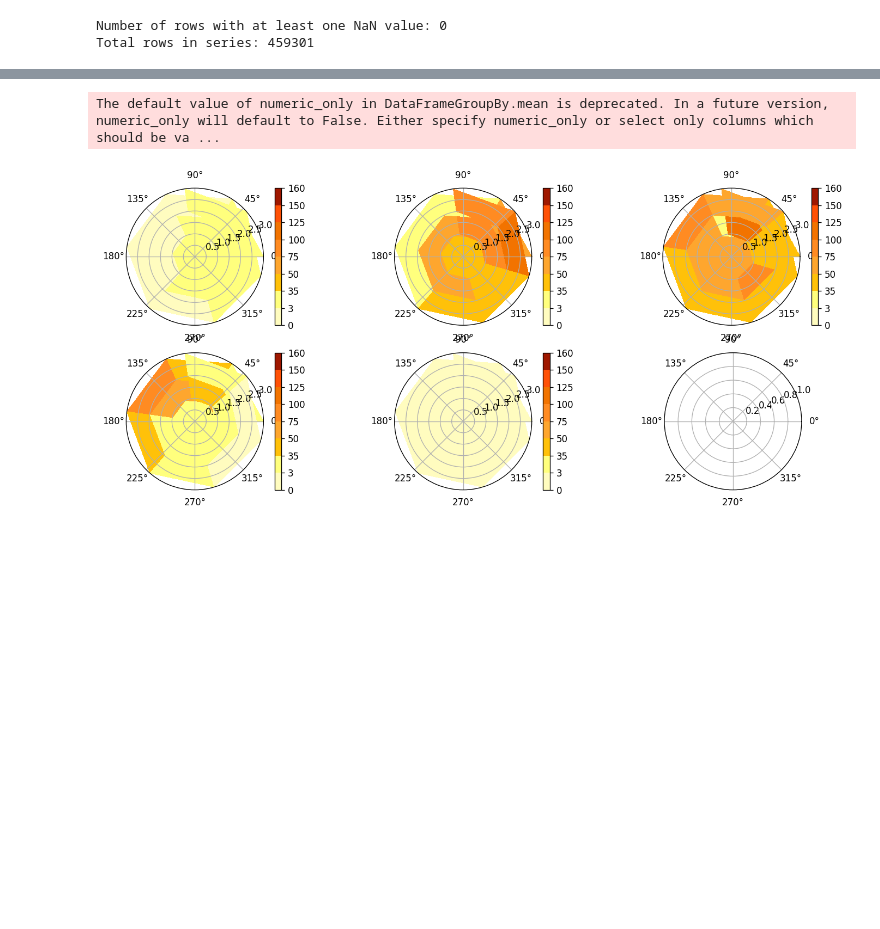
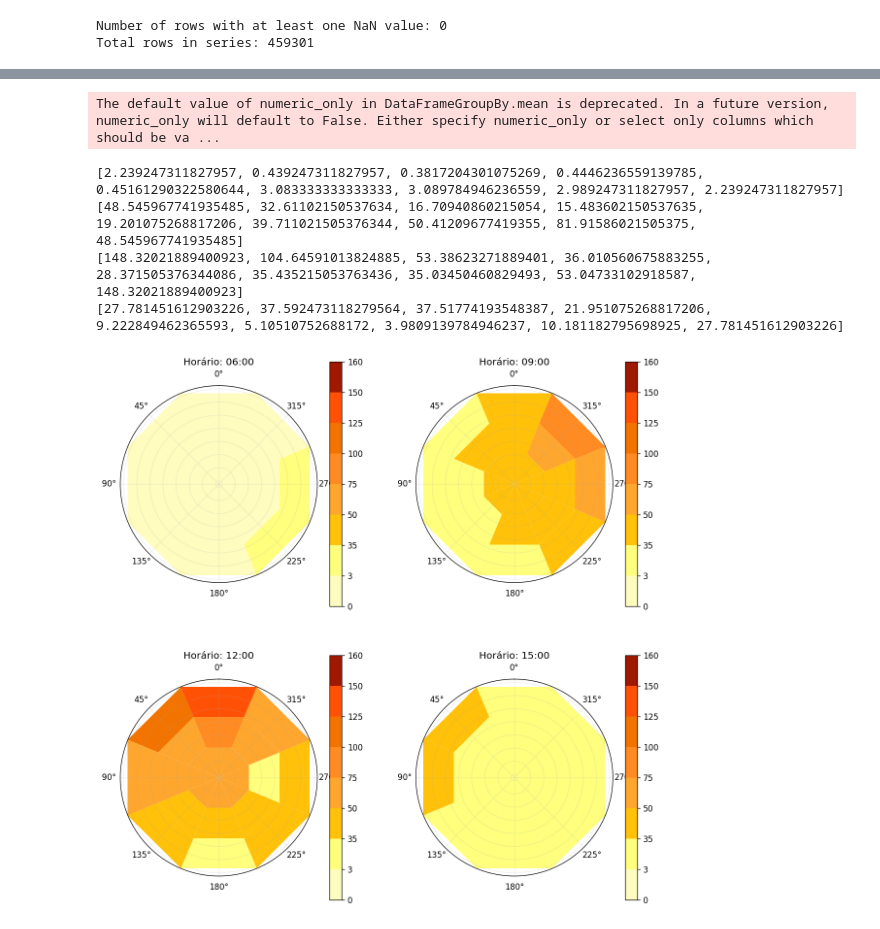
Before and after one commit to igordantasgf/analise_dados_microambientais, a Jupyter notebook: fly_eye_visualize.ipynb, the cells around one changed output, grey strips where cells are left out. Drawn from its saved outputs; the diff is of its cells as text; code cells hidden in the pictures; blank space fills up the shorter version.

```diff
--- a/fly_eye_visualize.ipynb
+++ b/fly_eye_visualize.ipynb
@@ -86,8 +86,8 @@ def gerar_ranged(tabela, date1, date2=None):
 #@markdown #### </p> **gerar_horarios_dia(tabela, date1, date2)**
 #@markdown ##### Retorna dados separados em 8 dataframes para os horário:
 #@markdown
-#@markdown  | 06:00 | 09:00 | 12:00 | 15:00 | 18:00 |
-#@markdown  |-------|-------|-------|-------|-------|
+#@markdown  | 06:00 | 09:00 | 12:00 | 15:00 |
+#@markdown  |-------|-------|-------|-------|
 #@markdown
 #@markdown com a média de valores para a faixa de tempo determinada
 #@markdown - tabela = base de dados original (normalmente, "labmim_backup")
@@ -107,7 +107,7 @@ def gerar_horarios_dia(tabela, date1, date2=None):
   tabela = tabela.groupby('horas').agg('mean')
 
   valores = []
-  for i in ['06','09','12','15','18']:
+  for i in ['06','09','12','15']:
     tabela_i = tabela.loc[i]
     valores.append(pd.concat([pd.Series([tabela_i[16]]*8, ["CelSol_17_1Avg","CelSol_17_2Avg","CelSol_17_3Avg","CelSol_17_4Avg","CelSol_17_5Avg","CelSol_17_6Avg","CelSol_17_7Avg","CelSol_17_8Avg"]),tabela_i[8:16],tabela_i[0:8]]))
 
@@ -168,6 +168,7 @@ orig_map=plt.cm.get_cmap('hot')
 fig, ax = plt.subplots(figsize=(5,5),dpi=120,subplot_kw=dict(projection='polar'))
 ax.set_yticklabels([])
 ctf = ax.contourf(a, b, c, cmap=orig_map.reversed(), antialiased=True)
+ax.set_theta_offset(np.pi/2)
 plt.colorbar(ctf)
 
 fig, ax1 = plt.subplots(figsize=(5,5),dpi=120)
@@ -182,27 +183,35 @@ The get_cmap function was deprecated in Matplotlib 3.7 and will be removed two m
 # %%
 import matplotlib
 from matplotlib.colors import LinearSegmentedColormap
 import plotly.express as px
 
-dados_horarios = gerar_horarios_dia(labmim_backup, '2022-09-04', '2022-09-05')
-fig, axs = plt.subplots(2,3,figsize=(15,6),dpi=120, subplot_kw=dict(projection='polar'))
-#orig_map=plt.cm.get_cmap('hot')
+dados_horarios = gerar_horarios_dia(labmim_backup, '2022-07-10', '2022-09-10')
+fig, axs = plt.subplots(2,2,figsize=(12,12),dpi=120, subplot_kw=dict(projection='polar'))
+
 bounds = [0,3,35,50,75,100,125,150,160]
 colors = ['#fffcbf','#ffff7d','#ffc109','#fea62e','#ff8b22','#f27300','#ff5106','#dd2d00','#9f1800']
 cmap = matplotlib.colors.ListedColormap(colors)
 norm = matplotlib.colors.BoundaryNorm(bounds, len(colors))
 
-
-a = np.linspace(0,2*np.pi,8) # Sepação das partes em radianos
+#a = np.linspace(np.pi/2,2*np.pi+np.pi/2,8) # Sepação das partes em radianos
+a = np.linspace(0, 2*np.pi, 9)
 b = np.linspace(0,1,3) # Camadas por distancia ao centro
 
-for ax,x in zip(axs.flat,dados_horarios):
-  ctf = ax.pcolor([x[0:8], x[8:16], x[16:24]], cmap=cmap, norm=norm)
+for ax,x,hora in zip(axs.flat,dados_horarios,['06:00','09:00','12:00','15:00']):
+  ctf = ax.pcolormesh(a, b, [list(x[0:8]) + list(x[0:1]), list(x[8:16]) + list(x[8:9]), list(x[16:24]) + list(x[16:17])], cmap=cmap, norm=norm, antialiased=True)
+  ax.set_title('Horário: {}'.format(hora))
+  print(list(x[16:24]) + list(x[16:17]))
+  ax.set_theta_offset(np.pi/2)
+  ax.set_yticklabels([])
+  ax.grid(alpha=0.2)
   plt.colorbar(ctf)
 
-
 plt.show()
 # %% [output]
 The default value of numeric_only in DataFrameGroupBy.mean is deprecated. In a future version, numeric_only will default to False. Either specify numeric_only or select only columns which should be va ...
+[2.239247311827957, 0.439247311827957, 0.3817204301075269, 0.4446236559139785, 0.45161290322580644, 3.083333333333333, 3.089784946236559, 2.989247311827957, 2.239247311827957]
+[48.545967741935485, 32.61102150537634, 16.70940860215054, 15.483602150537635, 19.201075268817206, 39.711021505376344, 50.41209677419355, 81.91586021505375, 48.545967741935485]
+[148.32021889400923, 104.64591013824885, 53.38623271889401, 36.010560675883255, 28.371505376344086, 35.435215053763436, 35.03450460829493, 53.04733102918587, 148.32021889400923]
+[27.781451612903226, 37.592473118279564, 37.51774193548387, 21.951075268817206, 9.222849462365593, 5.10510752688172, 3.9809139784946237, 10.181182795698925, 27.781451612903226]
-[figure, old version]
+[figure, new version]
 # %%
```
Also changed, not shown: parts of 2 cells of this notebook.
